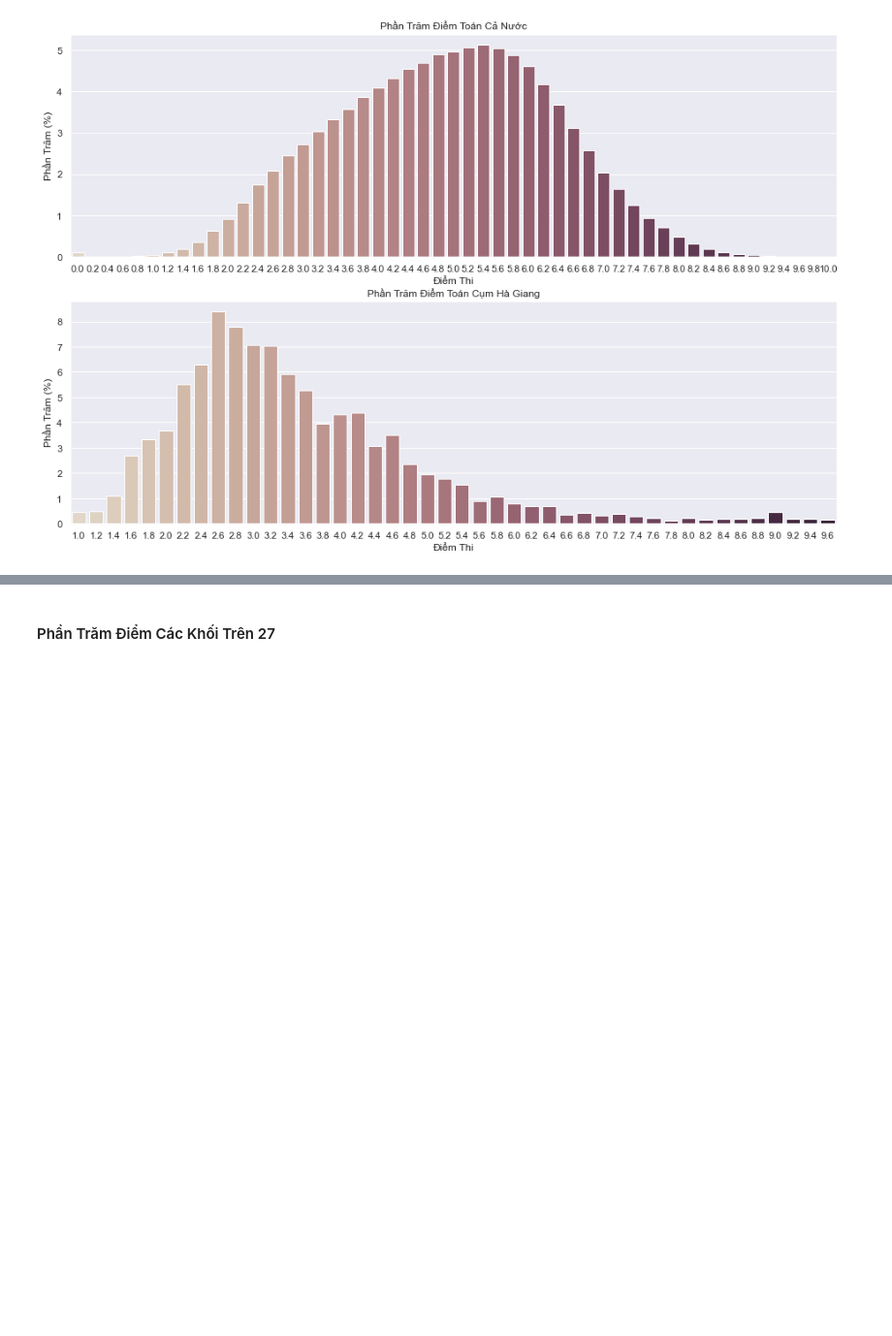
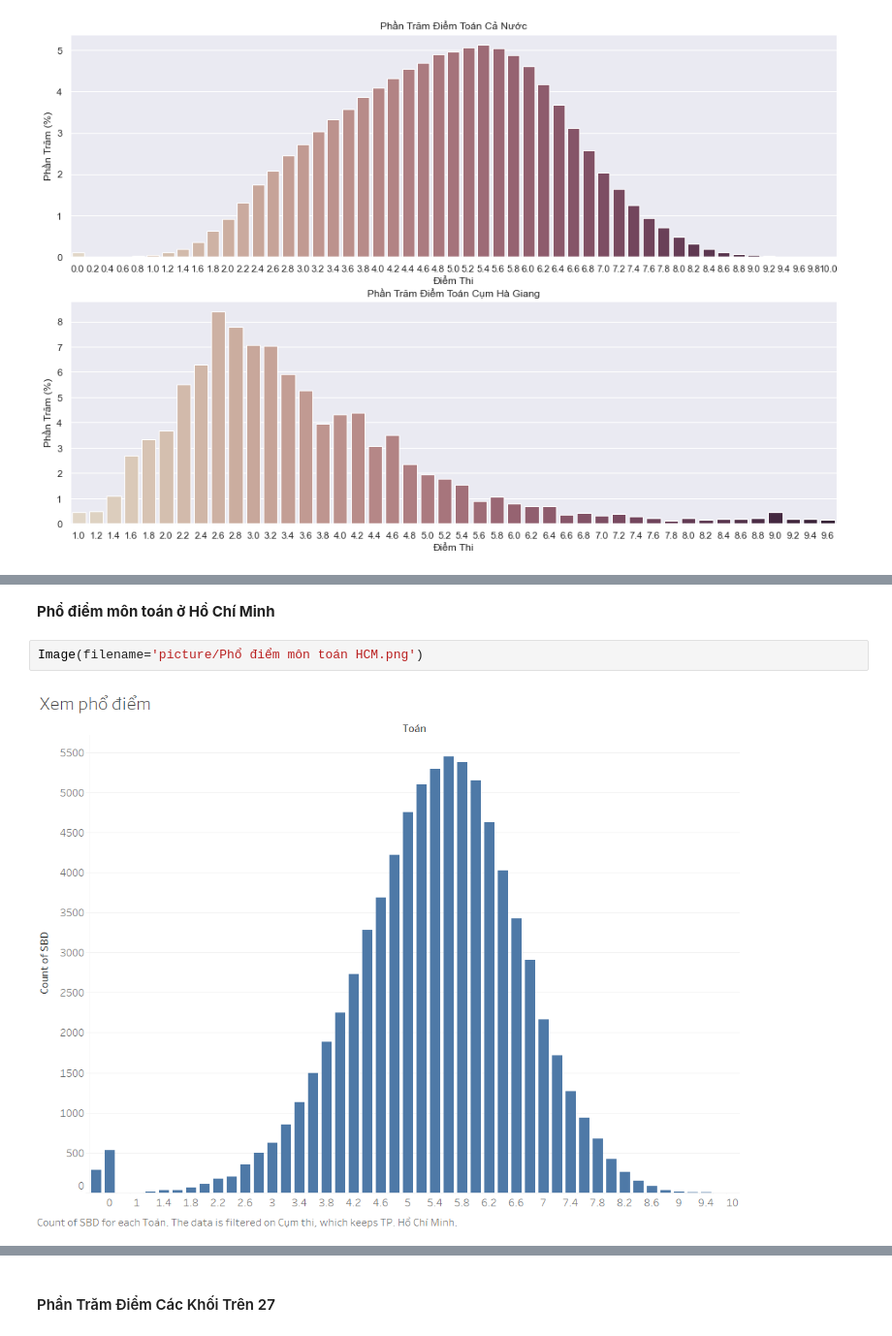
Before and after one commit to nguyenkhangme/project-visualization-cheating-score, a Jupyter notebook: Main.ipynb, the cells around one changed output, grey strips where cells are left out. Shown: that part at 97% size. Saved outputs shown, nothing was run; the diff lists cells and outputs as text; blank space fills up the shorter version.

```diff
--- a/Main.ipynb
+++ b/Main.ipynb
@@ -385,0 +395,6 @@ plt.show()
+# %% [markdown]
+**Phổ điểm môn toán ở Hồ Chí Minh**
+# %%
+Image(filename='picture/Phổ điểm môn toán HCM.png')
+# %% [output]
+[figure, added]
```
Also changed, not shown: parts of 24 cells of this notebook, 9 other files.
